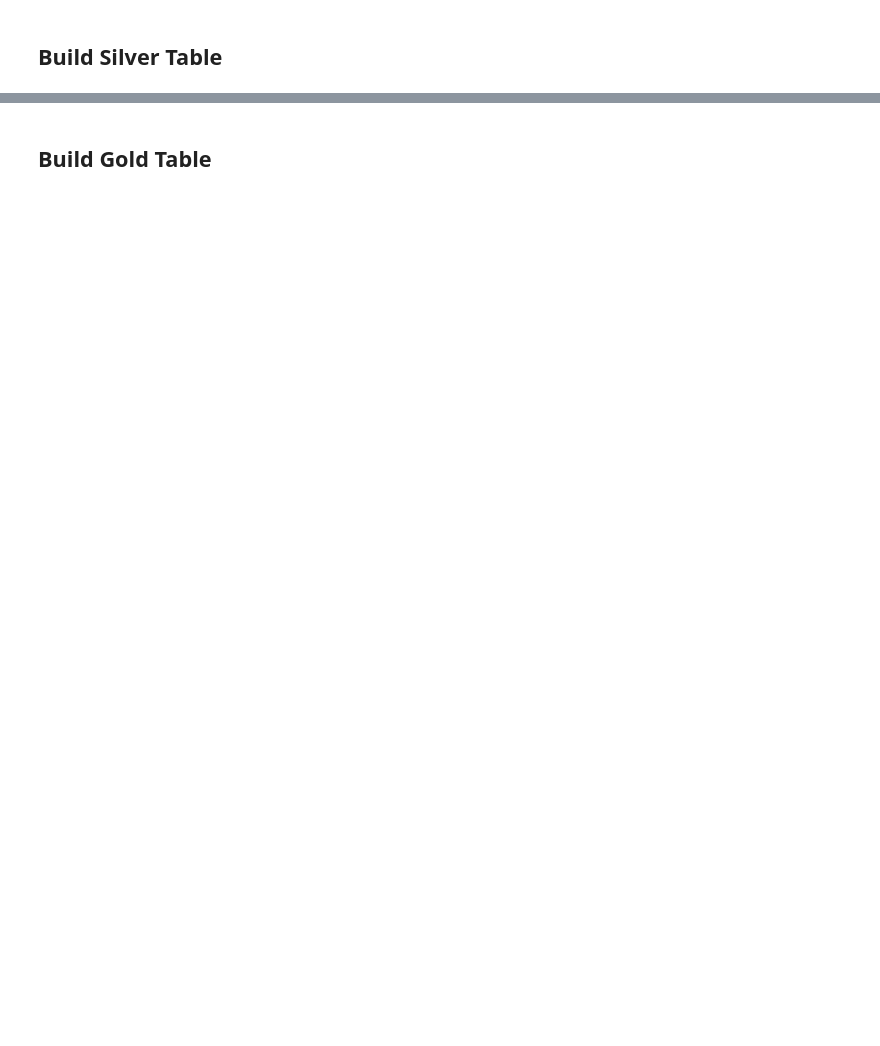
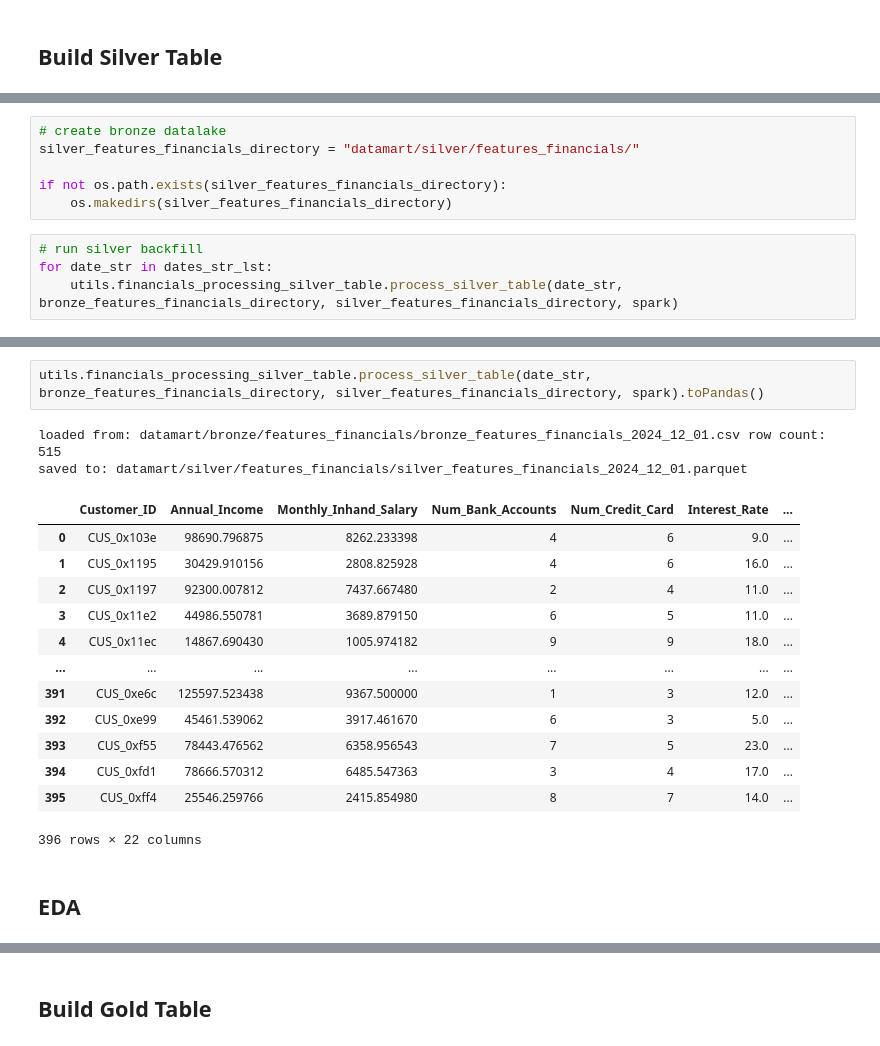
Before and after one commit to suxingze/MITB_MLE, a Jupyter notebook: Assignment/data_processing_main2.ipynb, the cells around one changed output, grey strips where cells are left out. Saved outputs shown, nothing was run; the diff lists cells and outputs as text; blank space fills up the shorter version.

```diff
--- a/Assignment/data_processing_main2.ipynb
+++ b/Assignment/data_processing_main2.ipynb
@@ -125,0 +137,10 @@ df.toPandas()
+# %%
+# create bronze datalake
+silver_features_financials_directory = "datamart/silver/features_financials/"
+
+if not os.path.exists(silver_features_financials_directory):
+    os.makedirs(silver_features_financials_directory)
+# %%
+# run silver backfill
+for date_str in dates_str_lst:
+    utils.financials_processing_silver_table.process_silver_table(date_str, bronze_features_financials_directory, silver_features_financials_directory, spark)
@@ -125,0 +178,20 @@ df.toPandas()
+# %%
+utils.financials_processing_silver_table.process_silver_table(date_str, bronze_features_financials_directory, silver_features_financials_directory, spark).toPandas()
+# %% [output]
+loaded from: datamart/bronze/features_financials/bronze_features_financials_2024_12_01.csv row count: 515
+saved to: datamart/silver/features_financials/silver_features_financials_2024_12_01.parquet
+|  | Customer_ID | Annual_Income | Monthly_Inhand_Salary | Num_Bank_Accounts | Num_Credit_Card | Interest_Rate | ... |
+| 0 | CUS_0x103e | 98690.796875 | 8262.233398 | 4 | 6 | 9.0 | ... |
+| 1 | CUS_0x1195 | 30429.910156 | 2808.825928 | 4 | 6 | 16.0 | ... |
+| 2 | CUS_0x1197 | 92300.007812 | 7437.667480 | 2 | 4 | 11.0 | ... |
+| 3 | CUS_0x11e2 | 44986.550781 | 3689.879150 | 6 | 5 | 11.0 | ... |
+| 4 | CUS_0x11ec | 14867.690430 | 1005.974182 | 9 | 9 | 18.0 | ... |
+| ... | ... | ... | ... | ... | ... | ... | ... |
+| 391 | CUS_0xe6c | 125597.523438 | 9367.500000 | 1 | 3 | 12.0 | ... |
+| 392 | CUS_0xe99 | 45461.539062 | 3917.461670 | 6 | 3 | 5.0 | ... |
+| 393 | CUS_0xf55 | 78443.476562 | 6358.956543 | 7 | 5 | 23.0 | ... |
+| 394 | CUS_0xfd1 | 78666.570312 | 6485.547363 | 3 | 4 | 17.0 | ... |
+| 395 | CUS_0xff4 | 25546.259766 | 2415.854980 | 8 | 7 | 14.0 | ... |
+396 rows × 22 columns
+# %% [markdown]
+## EDA
```
Also changed, not shown: parts of 39 cells of this notebook, 7 other files.
